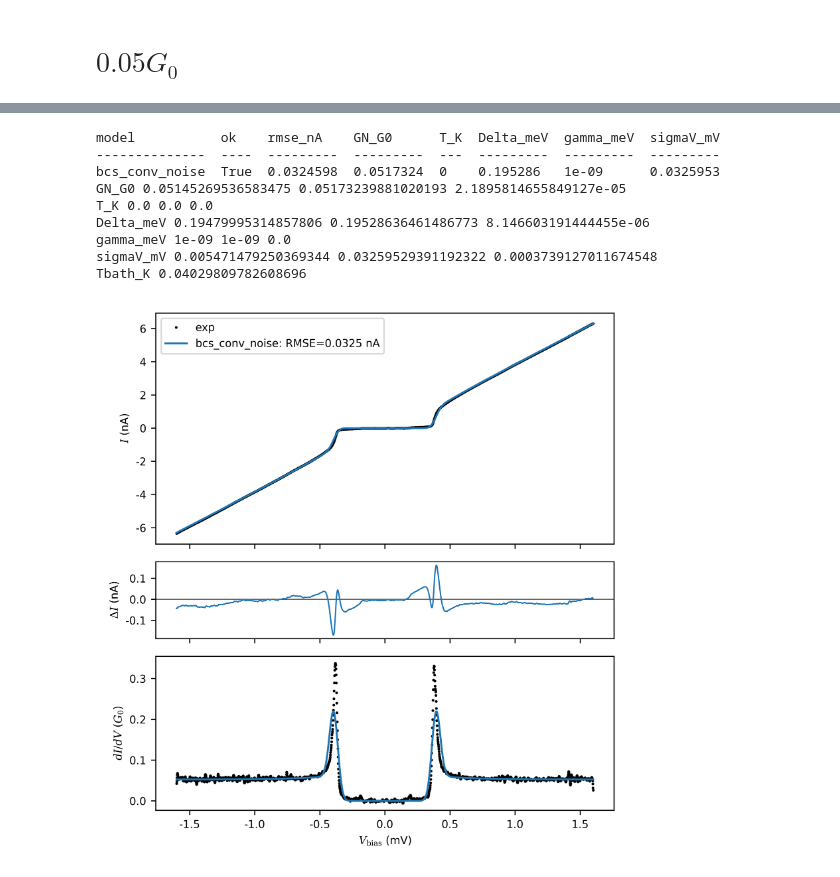
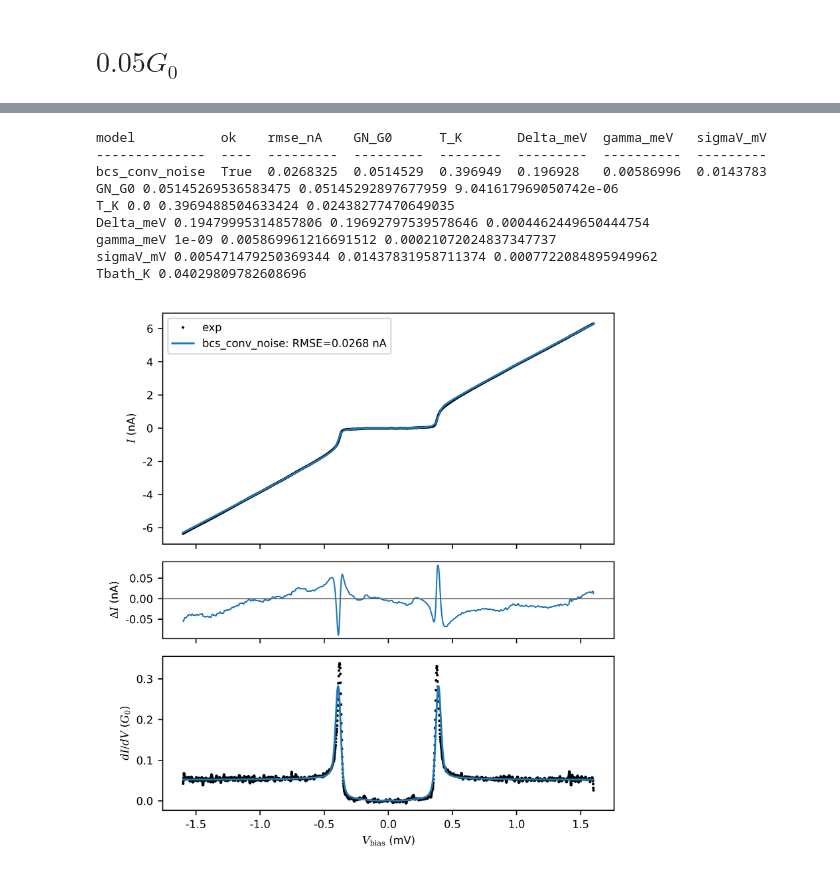
Before and after one commit to schmampf/dissertation-figures, a Jupyter notebook: atomic_contact/02_analysis.ipynb, the cells around one changed output, grey strips where cells are left out. Cells and saved outputs as stored; diff of their text form; code cells hidden in the pictures.

```diff
--- a/atomic_contact/02_analysis.ipynb
+++ b/atomic_contact/02_analysis.ipynb
@@ -394,9 +413,9 @@ sigmaV_mV = 0.005471479250369344
 
 settings = {
     "GN_G0": (GN_G0, 0.0, 0.1, False),
-    "T_K": (T_K, 0.0, 1.2, True),
+    "T_K": (T_K, 0.0, 1.2, False),
     "Delta_meV": (Delta_meV, 0.180, 0.210, False),
-    "gamma_meV": (gamma_meV, 1e-9, 25e-3, True),
+    "gamma_meV": (gamma_meV, 1e-9, 25e-3, False),
     "sigmaV_mV": (sigmaV_mV, 0.0, 1.0, False),
     "A_mV": (0.0, 0.0, 4.0, True),
     "nu_GHz": (15.0, 1.0, 20.0, True),
@@ -427,39 +446,39 @@ print_bcs_comparison_table(
     ),
 )
 
 Ifit_nA = noise_solution["I_fit_nA"]
 fit_values = {parameter.name: parameter.value for parameter in noise_solution["params"]}
 fit_errors = {parameter.name: parameter.error for parameter in noise_solution["params"]}
 
 fig = plot_bcs_conv_noise_fit(fit_row, noise_solution)
 
 print("GN_G0", GN_G0, fit_values["GN_G0"], fit_errors["GN_G0"])
 print("T_K", T_K, fit_values["T_K"], fit_errors["T_K"])
 print("Delta_meV", Delta_meV, fit_values["Delta_meV"], fit_errors["Delta_meV"])
 print("gamma_meV", gamma_meV, fit_values["gamma_meV"], fit_errors["gamma_meV"])
 print("sigmaV_mV", sigmaV_mV, fit_values["sigmaV_mV"], fit_errors["sigmaV_mV"])
 print("Tbath_K", Tbath_K)
 
 # # saving fit data
 # np.savez_compressed(
 #     "single_iv/fit.npz",
 #     V_mV=V_mV,
 #     Iexp_nA=I_nA,
 #     Ifit_nA=Ifit_nA,
 #     GN_G0=GN_G0,
 #     T_K=T_K,
 #     Delta_meV=Delta_meV,
 #     gamma_meV=gamma_meV,
 #     sigmaV_mV=sigmaV_mV,
 # )
 # %% [output]
-model           ok    rmse_nA    GN_G0      T_K  Delta_meV  gamma_meV  sigmaV_mV
---------------  ----  ---------  ---------  ---  ---------  ---------  ---------
-bcs_conv_noise  True  0.0324598  0.0517324  0    0.195286   1e-09      0.0325953
-GN_G0 0.05145269536583475 0.05173239881020193 2.1895814655849127e-05
-T_K 0.0 0.0 0.0
-Delta_meV 0.19479995314857806 0.19528636461486773 8.146603191444455e-06
-gamma_meV 1e-09 1e-09 0.0
-sigmaV_mV 0.005471479250369344 0.03259529391192322 0.0003739127011674548
+model           ok    rmse_nA    GN_G0      T_K       Delta_meV  gamma_meV   sigmaV_mV
+--------------  ----  ---------  ---------  --------  ---------  ----------  ---------
+bcs_conv_noise  True  0.0268325  0.0514529  0.396949  0.196928   0.00586996  0.0143783
+GN_G0 0.05145269536583475 0.05145292897677959 9.041617969050742e-06
+T_K 0.0 0.3969488504633424 0.02438277470649035
+Delta_meV 0.19479995314857806 0.19692797539578646 0.0004462449650444754
+gamma_meV 1e-09 0.005869961216691512 0.00021072024837347737
+sigmaV_mV 0.005471479250369344 0.01437831958711374 0.0007722084895949962
 Tbath_K 0.04029809782608696
-[figure, old version]
+[figure, new version]
```
Also changed, not shown: parts of 2 cells of this notebook, 1 other file.
